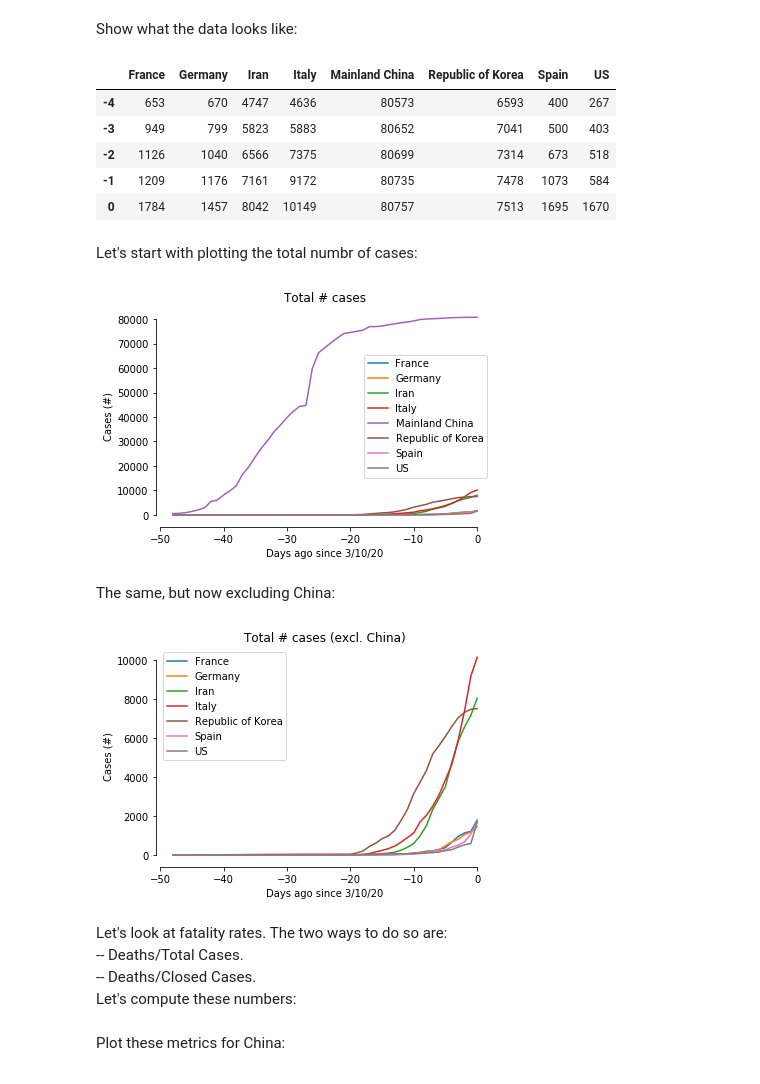
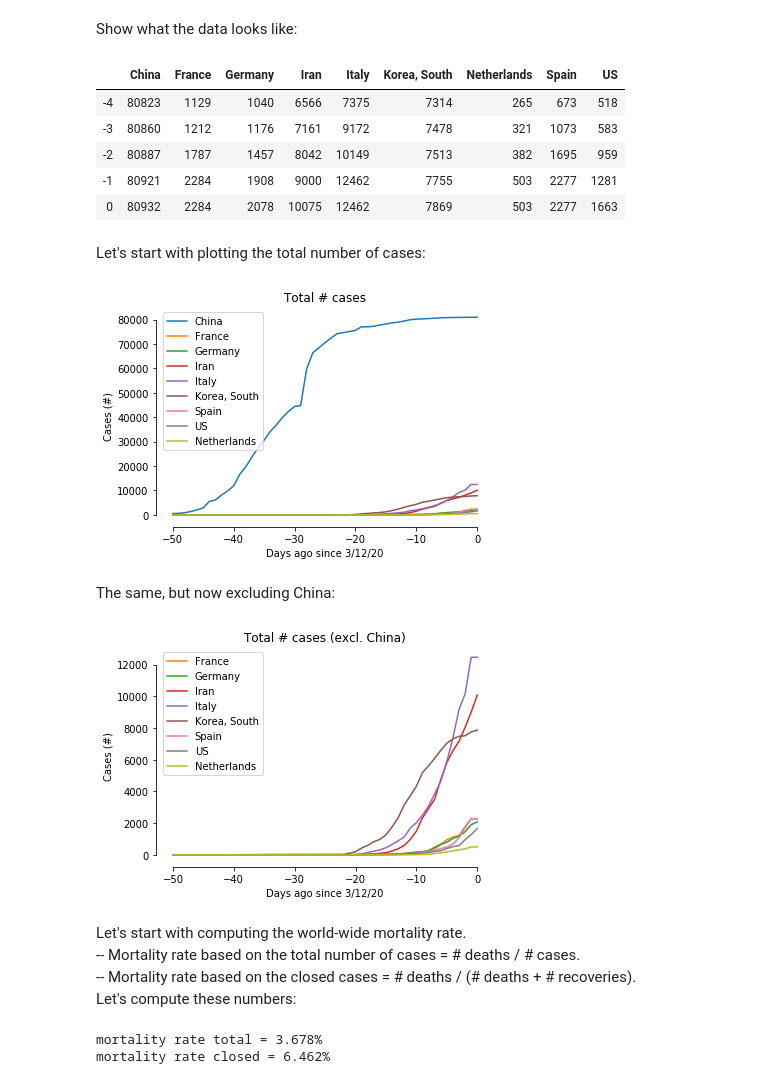
Before and after one commit to jwdegee/py_covid19, a Jupyter notebook: covid19.ipynb, the cells around one changed output. Cells and saved outputs as stored; diff of their text form; code cells hidden in the pictures.

```diff
--- a/covid19.ipynb
+++ b/covid19.ipynb
@@ -13,17 +13,17 @@ df_r = pd.read_csv(download_dir + 'time_series_19-covid-Recovered.csv')
 # %% [markdown]
 Reformat:
 # %%
-df_c = df_c.groupby(['Country/Region']).sum().drop(columns=['Lat','Long']).T.rename(columns={'Iran (Islamic Republic of)': 'Iran'})
+df = df.groupby(['Country/Region']).sum().drop(columns=['Lat','Long']).T.rename(columns={'Iran (Islamic Republic of)': 'Iran'})
 df_d = df_d.groupby(['Country/Region']).sum().drop(columns=['Lat','Long']).T.rename(columns={'Iran (Islamic Republic of)': 'Iran'})
 df_r = df_r.groupby(['Country/Region']).sum().drop(columns=['Lat','Long']).T.rename(columns={'Iran (Islamic Republic of)': 'Iran'})
-df_c.columns.name = ''
+df.columns.name = ''
 df_d.columns.name = ''
 df_r.columns.name = ''
 # %% [markdown]
 Reformat dates:
 # %%
-last_date = df_c.index[-1]
-df_c.index = np.arange(df_c.shape[0])[::-1]*-1
+last_date = df.index[-1]
+df.index = np.arange(df.shape[0])[::-1]*-1
 df_d.index = np.arange(df_d.shape[0])[::-1]*-1
 df_r.index = np.arange(df_r.shape[0])[::-1]*-1
 # %% [markdown]
@@ -33,38 +31,42 @@ df_closed = df_d + df_r
+# %%
+df_c = df_d + df_r
+df_o = df - df_c
 # %% [markdown]
 Select countries to plot. Here I select only those countries with >1000 reported cases:
 # %%
-ind_cases = df_c.iloc[-1] > 1000
-country_list = df_c.columns[ind_cases]
+ind_cases = df.iloc[-1] > 1000
+country_list = list(df_c.columns[ind_cases])
+country_list.append('Netherlands')
 colors = sns.color_palette(n_colors=len(country_list))
 # %% [markdown]
 Show what the data looks like:
 # %%
-df_c.loc[:,df_c.columns.isin(country_list)].tail()
+df.loc[:,df.columns.isin(country_list)].tail()
 # %% [output]
-|  | France | Germany | Iran | Italy | Mainland China | Republic of Korea | Spain | US |
-| -4 | 653 | 670 | 4747 | 4636 | 80573 | 6593 | 400 | 267 |
-| -3 | 949 | 799 | 5823 | 5883 | 80652 | 7041 | 500 | 403 |
-| -2 | 1126 | 1040 | 6566 | 7375 | 80699 | 7314 | 673 | 518 |
-| -1 | 1209 | 1176 | 7161 | 9172 | 80735 | 7478 | 1073 | 584 |
-| 0 | 1784 | 1457 | 8042 | 10149 | 80757 | 7513 | 1695 | 1670 |
+|  | China | France | Germany | Iran | Italy | Korea, South | Netherlands | Spain | US |
+| -4 | 80823 | 1129 | 1040 | 6566 | 7375 | 7314 | 265 | 673 | 518 |
+| -3 | 80860 | 1212 | 1176 | 7161 | 9172 | 7478 | 321 | 1073 | 583 |
+| -2 | 80887 | 1787 | 1457 | 8042 | 10149 | 7513 | 382 | 1695 | 959 |
+| -1 | 80921 | 2284 | 1908 | 9000 | 12462 | 7755 | 503 | 2277 | 1281 |
+| 0 | 80932 | 2284 | 2078 | 10075 | 12462 | 7869 | 503 | 2277 | 1663 |
 # %% [markdown]
-Let's start with plotting the total numbr of cases:
+Let's start with plotting the total number of cases:
 # %%
 for country, color in zip(country_list, colors):
-    plt.plot(df_c.loc[:,country], color=color, label=country)
+    plt.plot(df.loc[:,country], color=color, label=country)
 plt.legend()
 plt.title('Total # cases')
 plt.xlabel('Days ago since {}'.format(last_date))
 plt.ylabel('Cases (#)')
 sns.despine(offset=2, trim=True)
 # %% [output]
-[figure, old version]
+[figure, new version]
 # %% [markdown]
 The same, but now excluding China:
 # %%
 for country, color in zip(country_list, colors):
-    if not country == 'Mainland China':
-        plt.plot(df_c.loc[:,country], color=color, label=country)
+    if not country == 'China':
+        plt.plot(df.loc[:,country], color=color, label=country)
         # plt.plot(df_c.loc[:,country].diff(), label=country)
 plt.legend()
 plt.title('Total # cases (excl. China)')
@@ -72,9 +74,4 @@ plt.xlabel('Days ago since {}'.format(last_date))
 plt.ylabel('Cases (#)')
 sns.despine(offset=2, trim=True)
 # %% [output]
-[figure, old version]
+[figure, new version]
-# %% [markdown]
-Let's look at fatality rates. The two ways to do so are:
--- Deaths/Total Cases.
--- Deaths/Closed Cases.
-Let's compute these numbers:
@@ -84,2 +78,13 @@ df_d_f_closed = (df_d/df_closed*100)
-# %% [markdown]
-Plot these metrics for China:
+# %% [markdown]
+Let's start with computing the world-wide mortality rate.
+-- Mortality rate based on the total number of cases = # deaths / # cases.
+-- Mortality rate based on the closed cases = # deaths / (# deaths + # recoveries).
+Let's compute these numbers:
+# %%
+mortality_total = df_d.iloc[-1].sum() / df.iloc[-1].sum() * 100
+mortality_closed = df_d.iloc[-1].sum() / (df_c.iloc[-1].sum()) * 100
+print('mortality rate total = {}%'.format(round(mortality_total, 3)))
+print('mortality rate closed = {}%'.format(round(mortality_closed, 3)))
+# %% [output]
+mortality rate total = 3.678%
+mortality rate closed = 6.462%
```
Also changed, not shown: parts of 23 cells of this notebook.
